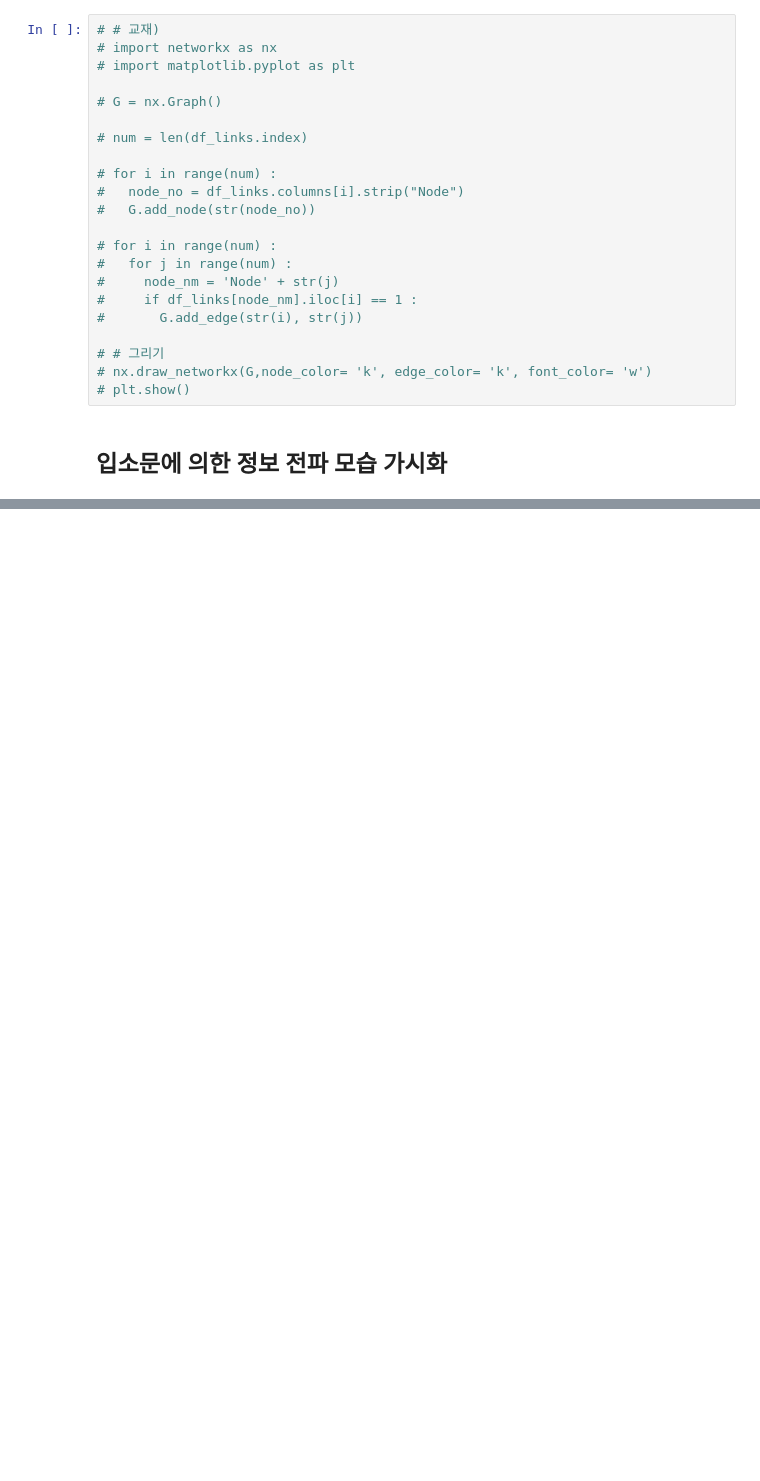
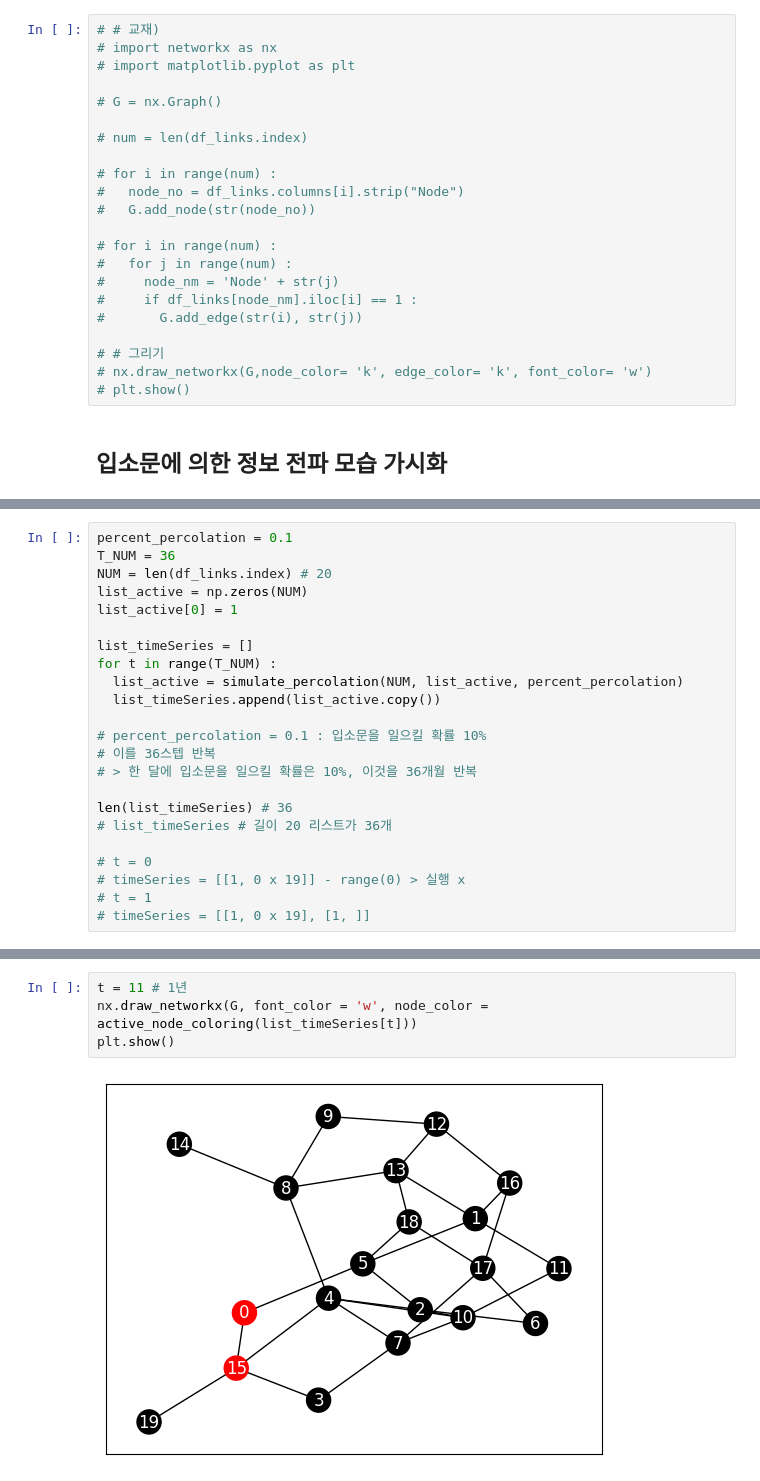
Before and after one commit to gmlwlswls/study_DataTechniques, a Jupyter notebook: 04. Numerical Simulation/Simulation.ipynb, the cells around one changed output, grey strips where cells are left out. Saved outputs shown, nothing was run; the diff lists cells and outputs as text; blank space fills up the shorter version.

```diff
--- a/04. Numerical Simulation/Simulation.ipynb
+++ b/04. Numerical Simulation/Simulation.ipynb
@@ -107,0 +142,23 @@ plt.show()
+# %%
+percent_percolation = 0.1
+T_NUM = 36
+NUM = len(df_links.index) # 20
+list_active = np.zeros(NUM)
+list_active[0] = 1
+
+list_timeSeries = []
+for t in range(T_NUM) :
+  list_active = simulate_percolation(NUM, list_active, percent_percolation)
+  list_timeSeries.append(list_active.copy())
+
+# percent_percolation = 0.1 : 입소문을 일으킬 확률 10%
+# 이를 36스텝 반복
+# > 한 달에 입소문을 일으킬 확률은 10%, 이것을 36개월 반복
+
+len(list_timeSeries) # 36
+# list_timeSeries # 길이 20 리스트가 36개
+
+# t = 0
+# timeSeries = [[1, 0 x 19]] - range(0) > 실행 x
+# t = 1
+# timeSeries = [[1, 0 x 19], [1, ]]
@@ -107,0 +199,6 @@ plt.show()
+# %%
+t = 11 # 1년
+nx.draw_networkx(G, font_color = 'w', node_color = active_node_coloring(list_timeSeries[t]))
+plt.show()
+# %% [output]
+[figure, added]
```
Also changed, not shown: parts of 18 cells of this notebook.
